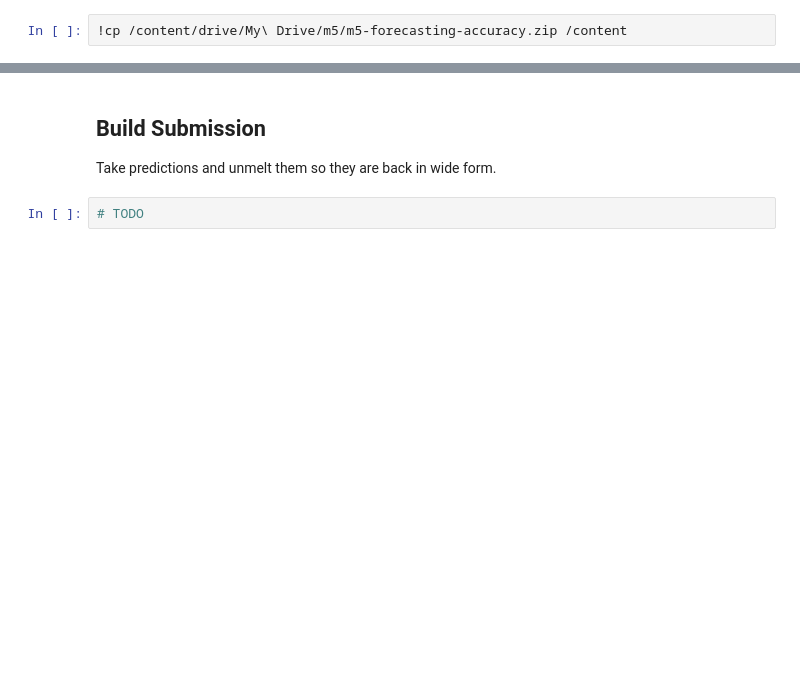
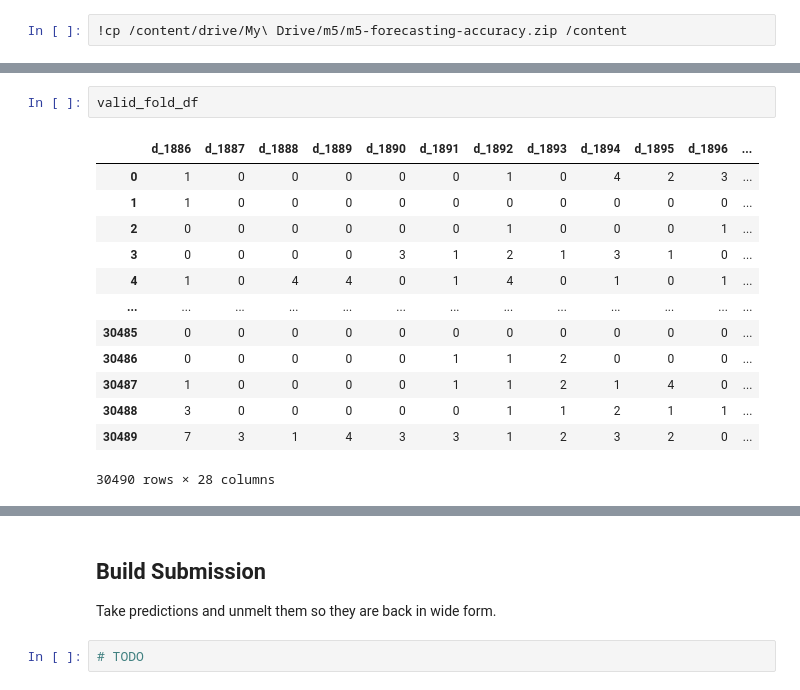
Before and after one commit to torokmg/m5-time-series, a Jupyter notebook: m5_initial.ipynb, the cells around one changed output, grey strips where cells are left out. Drawn from its saved outputs; the diff is of its cells as text; blank space fills up the shorter version.

```diff
--- a/m5_initial.ipynb
+++ b/m5_initial.ipynb
@@ -239,3 +338,19 @@ Wall time: 51 s
+# %%
+valid_fold_df
+# %% [output]
+|  | d_1886 | d_1887 | d_1888 | d_1889 | d_1890 | d_1891 | d_1892 | d_1893 | d_1894 | d_1895 | d_1896 | ... |
+| 0 | 1 | 0 | 0 | 0 | 0 | 0 | 1 | 0 | 4 | 2 | 3 | ... |
+| 1 | 1 | 0 | 0 | 0 | 0 | 0 | 0 | 0 | 0 | 0 | 0 | ... |
+| 2 | 0 | 0 | 0 | 0 | 0 | 0 | 1 | 0 | 0 | 0 | 1 | ... |
+| 3 | 0 | 0 | 0 | 0 | 3 | 1 | 2 | 1 | 3 | 1 | 0 | ... |
+| 4 | 1 | 0 | 4 | 4 | 0 | 1 | 4 | 0 | 1 | 0 | 1 | ... |
+| ... | ... | ... | ... | ... | ... | ... | ... | ... | ... | ... | ... | ... |
+| 30485 | 0 | 0 | 0 | 0 | 0 | 0 | 0 | 0 | 0 | 0 | 0 | ... |
+| 30486 | 0 | 0 | 0 | 0 | 0 | 1 | 1 | 2 | 0 | 0 | 0 | ... |
+| 30487 | 1 | 0 | 0 | 0 | 0 | 1 | 1 | 2 | 1 | 4 | 0 | ... |
+| 30488 | 3 | 0 | 0 | 0 | 0 | 0 | 1 | 1 | 2 | 1 | 1 | ... |
+| 30489 | 7 | 3 | 1 | 4 | 3 | 3 | 1 | 2 | 3 | 2 | 0 | ... |
+30490 rows × 28 columns
 # %%
 valid_preds = np.random.randint(4, size=valid_fold_df.shape)
 e.score(valid_preds)
```
Also changed, not shown: parts of 19 cells of this notebook.
